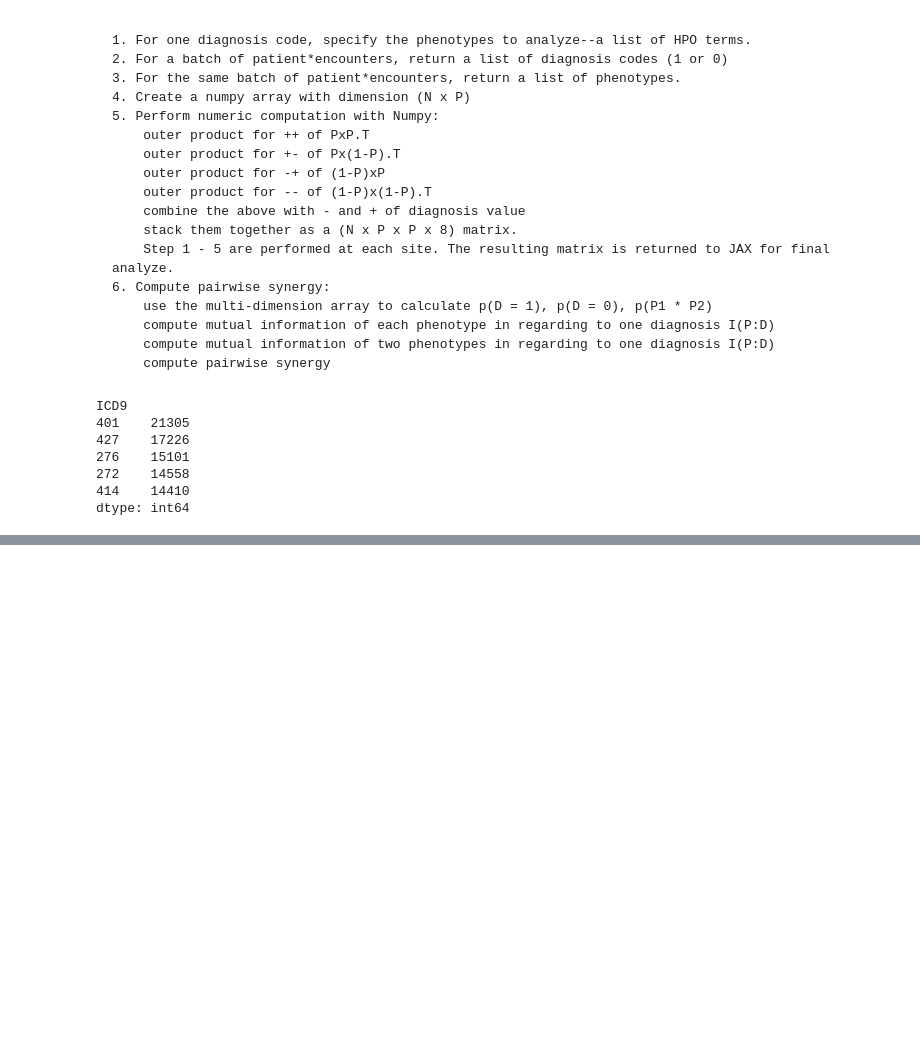
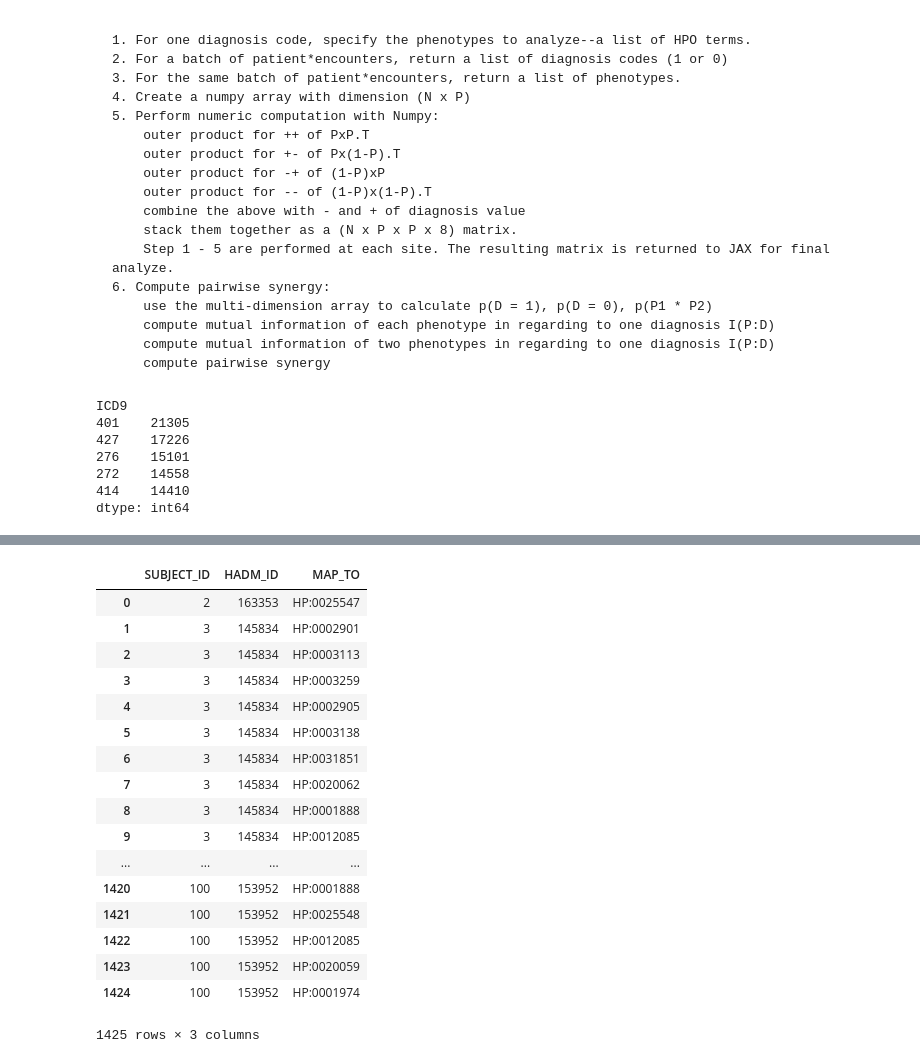
Before and after one commit to TheJacksonLaboratory/MIMIC_HPO, a Jupyter notebook: src/main/resources/mutual_info.ipynb, the cells around one changed output, grey strips where cells are left out. Drawn from its saved outputs; the diff is of its cells as text; code cells hidden in the pictures; blank space fills up the shorter version.

```diff
--- a/src/main/resources/mutual_info.ipynb
+++ b/src/main/resources/mutual_info.ipynb
@@ -1273,0 +1349,23 @@ start = 58900; end = 58976; actual batch size = 76
+# %%
+phenotyle_profile = pd.read_sql_query('''
+        SELECT a.SUBJECT_ID, a.HADM_ID, p.MAP_TO FROM p RIGHT JOIN a ON p.SUBJECT_ID = a.SUBJECT_ID and p.HADM_ID = a.HADM_ID''', mydb)
+phenotyle_profile
+# %% [output]
+|  | SUBJECT_ID | HADM_ID | MAP_TO |
+| 0 | 2 | 163353 | HP:0025547 |
+| 1 | 3 | 145834 | HP:0002901 |
+| 2 | 3 | 145834 | HP:0003113 |
+| 3 | 3 | 145834 | HP:0003259 |
+| 4 | 3 | 145834 | HP:0002905 |
+| 5 | 3 | 145834 | HP:0003138 |
+| 6 | 3 | 145834 | HP:0031851 |
+| 7 | 3 | 145834 | HP:0020062 |
+| 8 | 3 | 145834 | HP:0001888 |
+| 9 | 3 | 145834 | HP:0012085 |
+| ... | ... | ... | ... |
+| 1420 | 100 | 153952 | HP:0001888 |
+| 1421 | 100 | 153952 | HP:0025548 |
+| 1422 | 100 | 153952 | HP:0012085 |
+| 1423 | 100 | 153952 | HP:0020059 |
+| 1424 | 100 | 153952 | HP:0001974 |
+1425 rows × 3 columns
```
Also changed, not shown: parts of 9 cells of this notebook.
